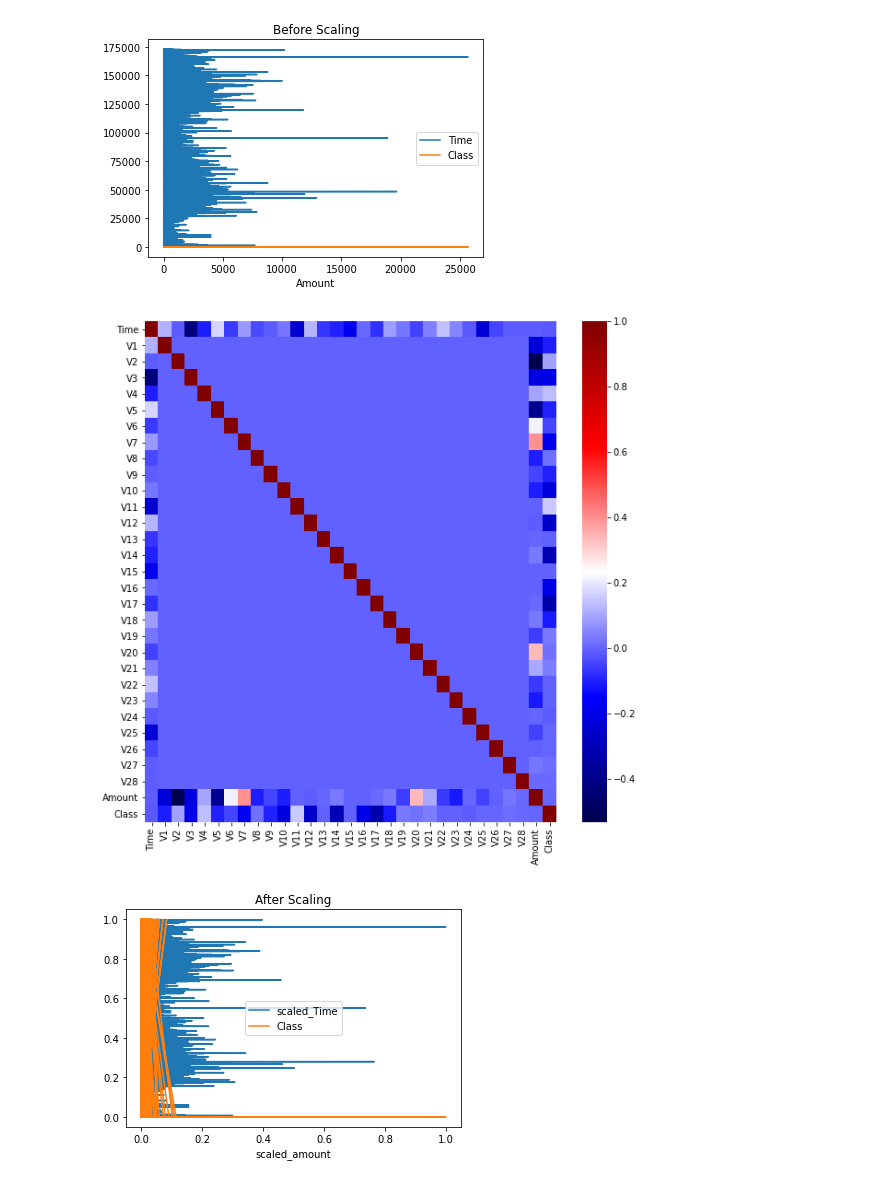
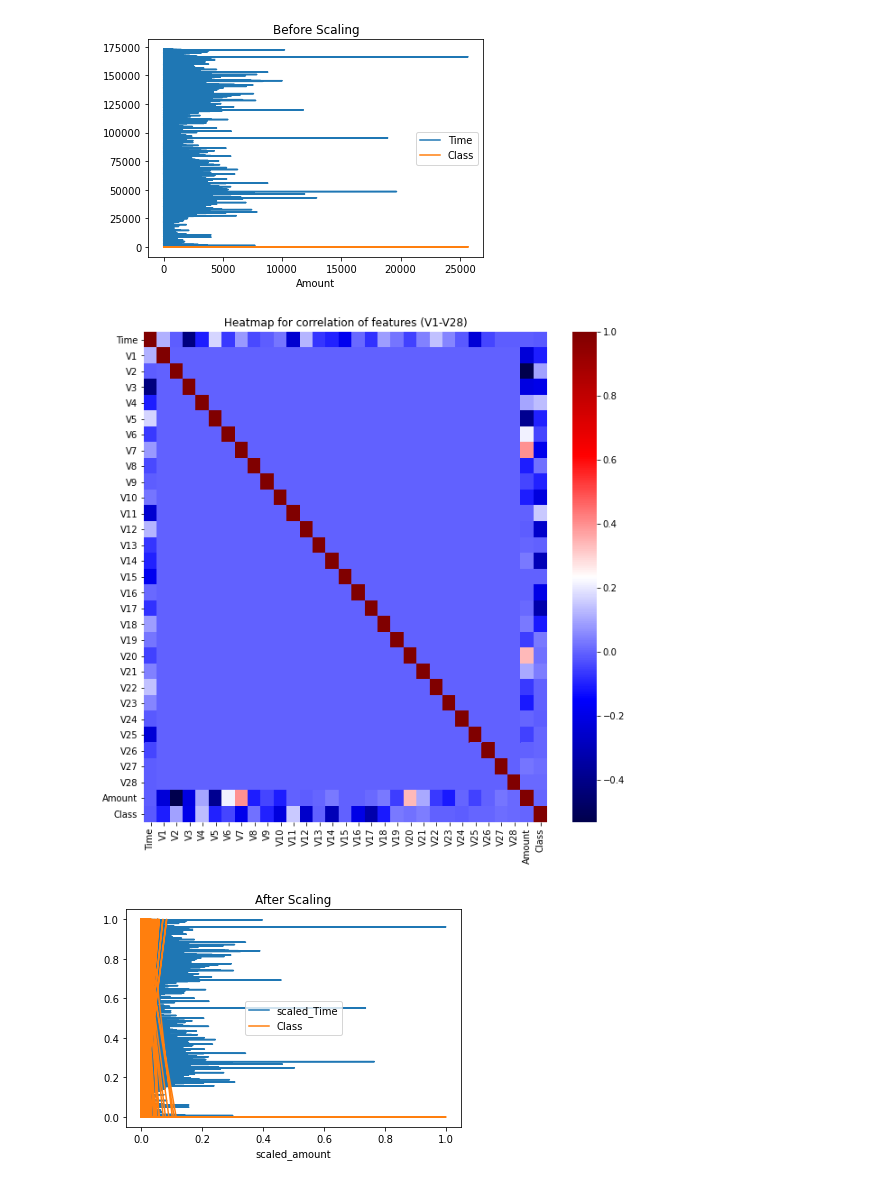
Before and after one commit to NehaDas25/DataScience_CS5661, a Jupyter notebook: Credit_Card_Fraud_Detection.ipynb, the cells around one changed output. Drawn from its saved outputs; the diff is of its cells as text; code cells hidden in the pictures.

```diff
--- a/Credit_Card_Fraud_Detection.ipynb
+++ b/Credit_Card_Fraud_Detection.ipynb
@@ -109,7 +110,0 @@ plt.show()
-# %%
-plt.figure(figsize=(10,10))
-sns.heatmap(data_set.corr(), cmap="seismic")
-plt.savefig("HeatMap for correlations of features (V1-V28)")
-plt.show()
-# %% [output]
-[figure, removed]
@@ -120,0 +117,8 @@ plt.show()
+# %%
+plt.figure(figsize=(10,10))
+sns.heatmap(data_set.corr(), cmap="seismic")
+plt.title("Heatmap for correlation of features (V1-V28)")
+plt.savefig("HeatMap for correlations of features (V1-V28)")
+plt.show()
+# %% [output]
+[figure, added]
```
Also changed, not shown: parts of 35 cells of this notebook, 7 other files.
